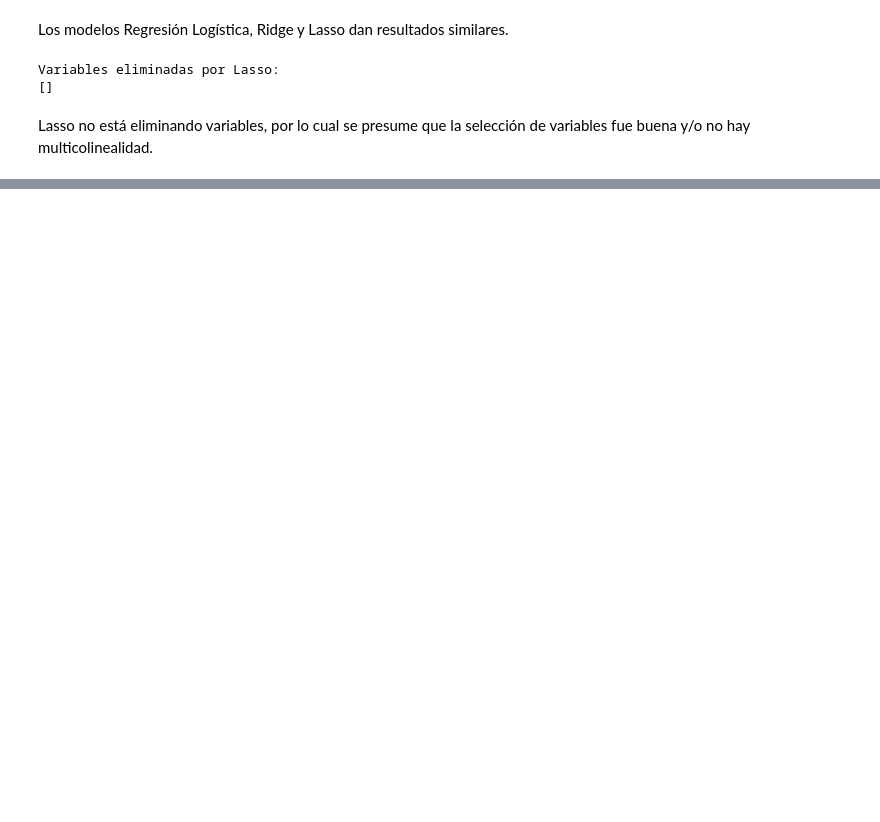
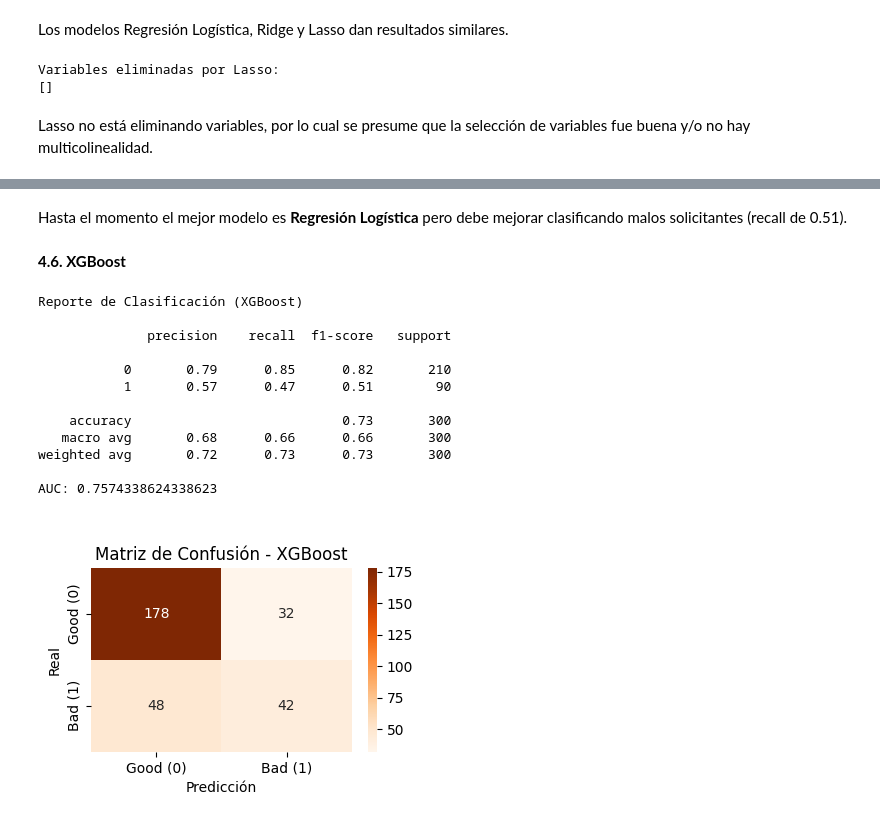
Before and after one commit to DavidCrespo72/AnalisisDatos, a Jupyter notebook: Taller_inova_pre1.ipynb, the cells around one changed output, grey strips where cells are left out. Cells and saved outputs as stored; diff of their text form; code cells hidden in the pictures; blank space fills up the shorter version.

```diff
--- a/Taller_inova_pre1.ipynb
+++ b/Taller_inova_pre1.ipynb
@@ -1056,0 +796,77 @@ y_proba_log_bal = pipe_log_bal.predict_proba(X_test)[:, 1]
+# %% [markdown]
+Hasta el momento el mejor modelo es **Regresión Logística** pero debe mejorar clasificando malos solicitantes (recall de 0.51).
+# %% [markdown]
+**4.6. XGBoost**
+# %%
+# Limpia Nombres para XGBOOST
+df_xgb = X.copy()
+
+df_xgb.columns = (
+    df_xgb.columns
+    .str.replace(" ", "_")
+    .str.replace("/", "_")
+    .str.replace("<", "lt_")
+    .str.replace(">", "gt_")
+    .str.replace("?", "q_")
+    .str.replace("(", "")
+    .str.replace(")", ""))
+
+# Train-test con las nuevas columnas
+X_train_xgb = df_xgb.loc[X_train.index]
+X_test_xgb  = df_xgb.loc[X_test.index]
+
+# Modelo XGBOOST
+xgb_model = XGBClassifier(
+    n_estimators=300,
+    max_depth=5,
+    learning_rate=0.05,
+    subsample=0.8,
+    colsample_bytree=0.8,
+    random_state=42)
+
+xgb_model.fit(X_train_xgb, y_train)
+
+# Predicciones
+y_pred_xgb = xgb_model.predict(X_test_xgb)
+y_proba_xgb = xgb_model.predict_proba(X_test_xgb)[:, 1]
+
+# Métricas
+print("\nReporte de Clasificación (XGBoost)\n")
+print(classification_report(y_test, y_pred_xgb))
+print("AUC:", roc_auc_score(y_test, y_proba_xgb))
+
+# Matriz de Confusión
+cm = confusion_matrix(y_test, y_pred_xgb)
+
+plt.figure(figsize=(4,3))
+sns.heatmap(cm, annot=True, fmt='d', cmap='Oranges',
+            xticklabels=['Good (0)', 'Bad (1)'],
+            yticklabels=['Good (0)', 'Bad (1)'])
+plt.title("\nMatriz de Confusión (XGBoost)")
+plt.xlabel("Predicción")
+plt.ylabel("Real")
+plt.tight_layout()
+plt.show()
+
+# Importancia de las Variables
+importances = pd.DataFrame({
+    "Variable": X_train_xgb.columns,
+    "Importancia": xgb_model.feature_importances_
+}).sort_values("Importancia", ascending=False)
+
+print("\nImportancia de Variables (XGBoost)\n")
+print(importances)
+# %% [output]
+Reporte de Clasificación (XGBoost)
+
+              precision    recall  f1-score   support
+
+           0       0.79      0.85      0.82       210
+           1       0.57      0.47      0.51        90
+
+    accuracy                           0.73       300
+   macro avg       0.68      0.66      0.66       300
+weighted avg       0.72      0.73      0.73       300
+
+AUC: 0.7574338624338623
+[figure, added]
```
Also changed, not shown: parts of 56 cells of this notebook.
